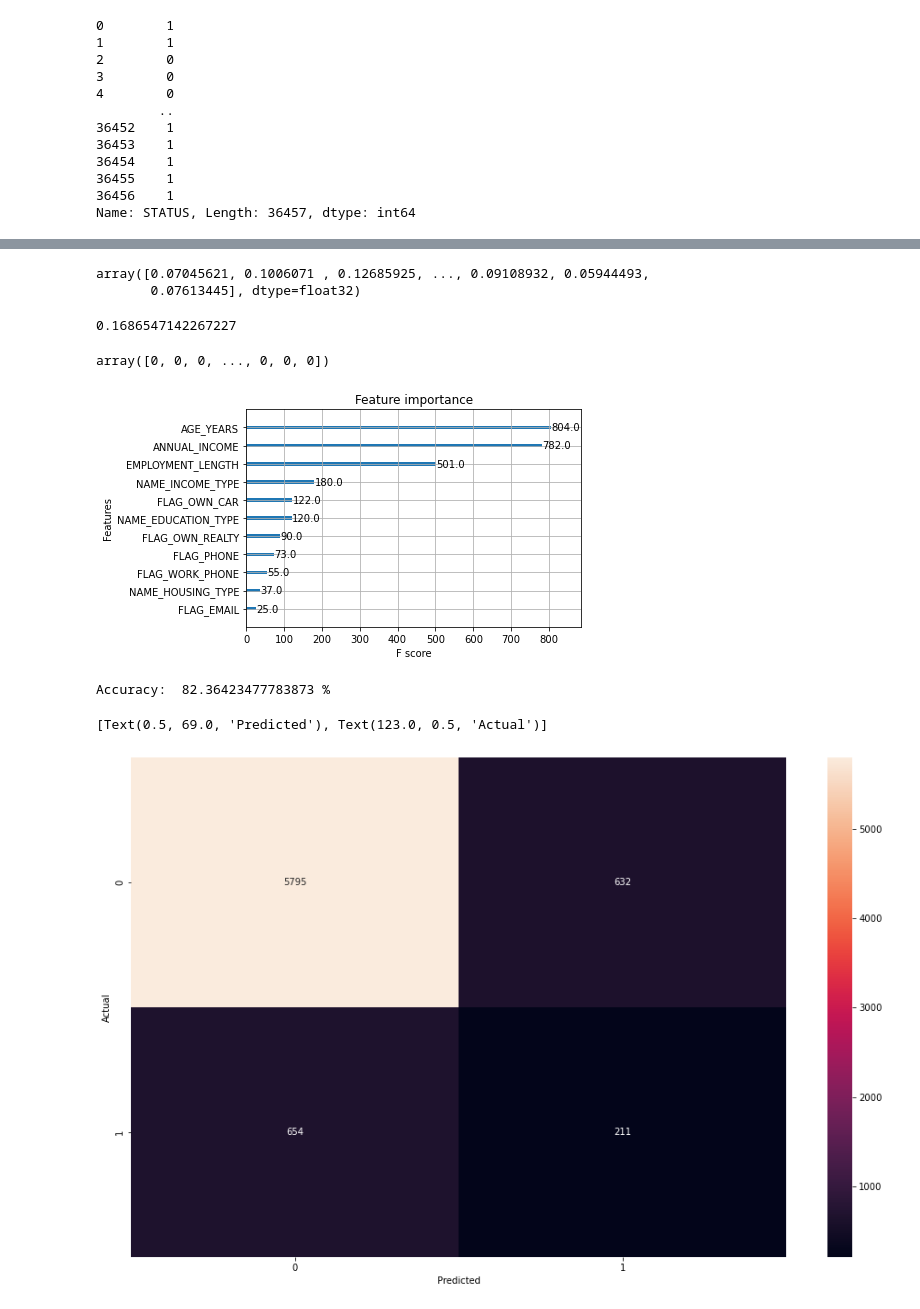
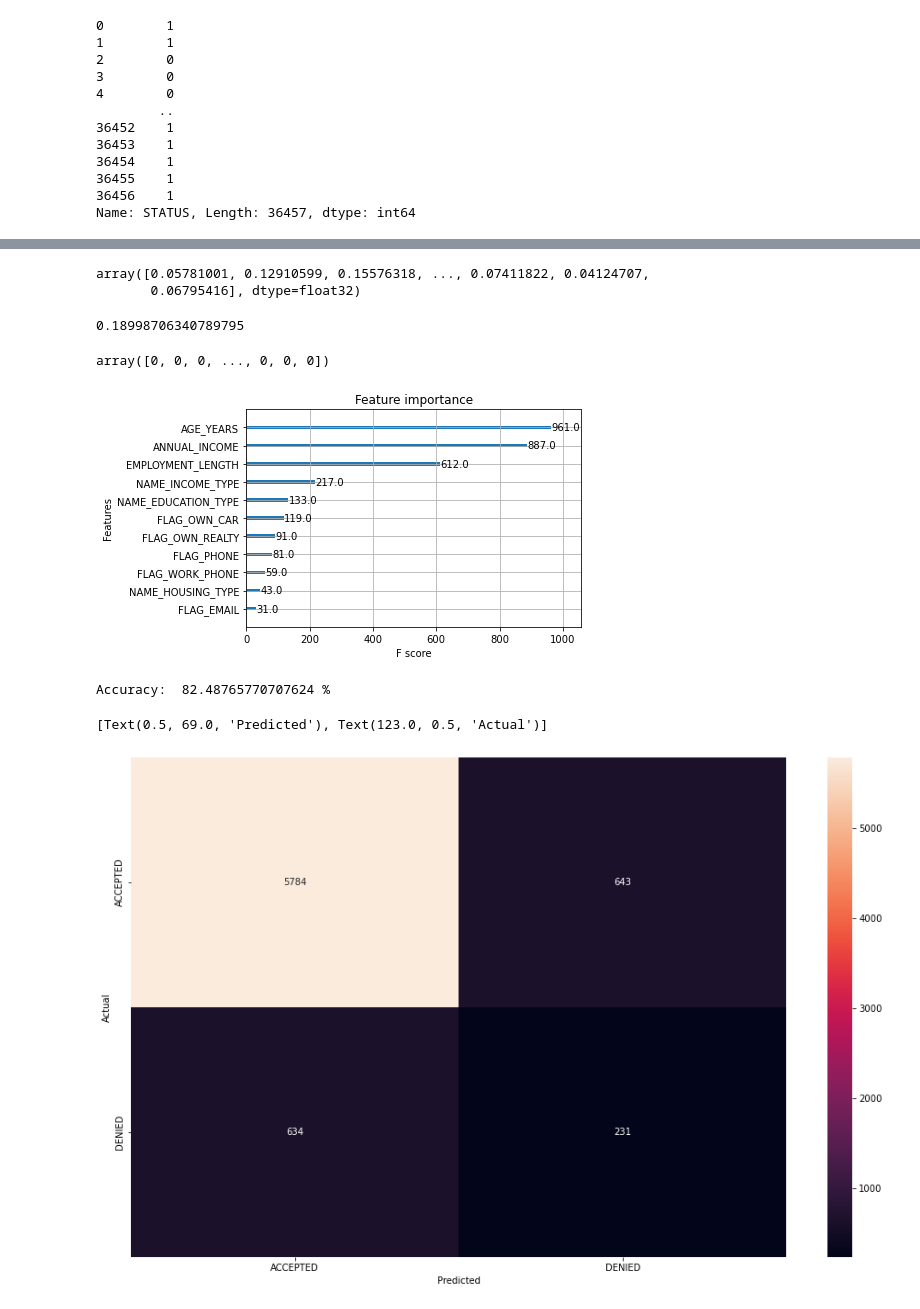
Before and after one commit to OrbelB/MLCreditCards, a Jupyter notebook: xgboost_model1.ipynb, the cells around one changed output, grey strips where cells are left out. Drawn from its saved outputs; the diff is of its cells as text; code cells hidden in the pictures.

```diff
--- a/xgboost_model1.ipynb
+++ b/xgboost_model1.ipynb
@@ -91,12 +91,13 @@ from sklearn.model_selection import train_test_split
 X_train, X_test, y_train, y_test = train_test_split(X, y, test_size=0.2, random_state=235)
 # %%
 xgb_cred = xgb.XGBClassifier(
- learning_rate =0.1,
- max_depth=10,
- min_child_weight=50,
- subsample=0.6,
- n_estimators=100,
- objective= 'binary:logistic'
+    learning_rate =0.2,
+    subsample=0.8,
+    min_child_weight=50,
+    n_estimators=100,
+    max_depth=10,
+    gamma=0.0,
+    objective= 'binary:logistic'
 )
 # %%
 xgb_cred.fit(X_train, y_train)
@@ -129,14 +142,14 @@ prob_credit_new = prob_credit[:,1]
 # %%
 prob_credit_new
 # %% [output]
-array([0.07045621, 0.1006071 , 0.12685925, ..., 0.09108932, 0.05944493,
-       0.07613445], dtype=float32)
+array([0.05781001, 0.12910599, 0.15576318, ..., 0.07411822, 0.04124707,
+       0.06795416], dtype=float32)
 # %%
 np.quantile(prob_credit_new, 0.88)
 # %% [output]
-0.1686547142267227
+0.18998706340789795
 # %%
-y_pred = np.where(prob_credit_new>=0.17,1,0)
+y_pred = np.where(prob_credit_new>=0.19,1,0)
 # %%
 y_pred
 # %% [output]
@@ -146,17 +159,18 @@ xgb.plot_importance(xgb_cred)
 plt.rcParams['figure.figsize'] = [16, 10]
 plt.show()
 # %% [output]
-[figure, old version]
+[figure, new version]
 # %%
 from sklearn.metrics import accuracy_score
 from sklearn.metrics import confusion_matrix
 
 accuracy = accuracy_score(y_test, y_pred)
 print("Accuracy: ", accuracy*100, "%")
 cm = confusion_matrix(y_test, y_pred)
-ax = sns.heatmap(cm, annot = True, fmt = 'g')
+labels = ['ACCEPTED', 'DENIED']
+ax= sns.heatmap(cm, annot = True, fmt = 'g', xticklabels=labels, yticklabels=labels)
 ax.set(xlabel="Predicted", ylabel="Actual")
 # %% [output]
-Accuracy:  82.36423477783873 %
+Accuracy:  82.48765770707624 %
 [Text(0.5, 69.0, 'Predicted'), Text(123.0, 0.5, 'Actual')]
-[figure, old version]
+[figure, new version]
```
Also changed, not shown: parts of 21 cells of this notebook.
